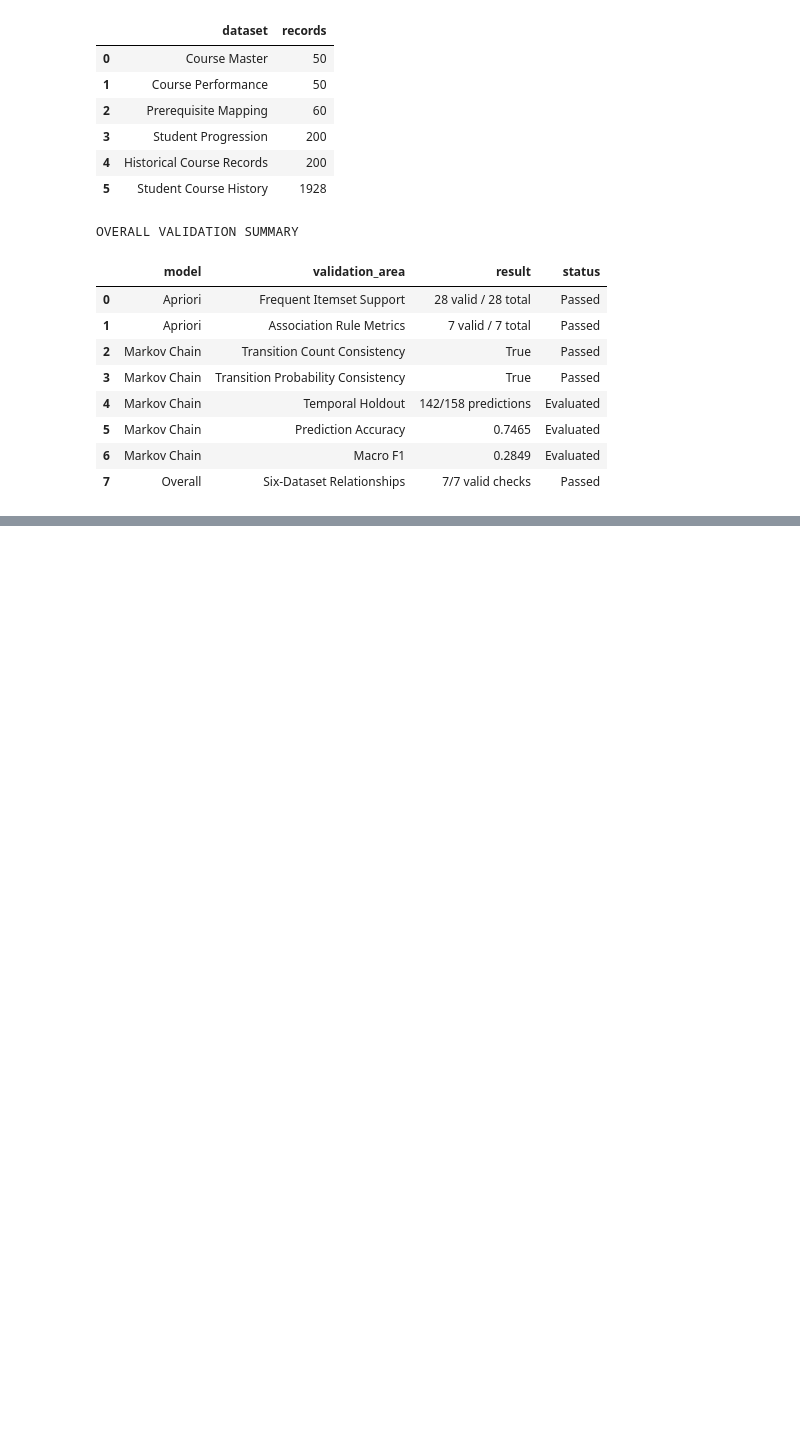
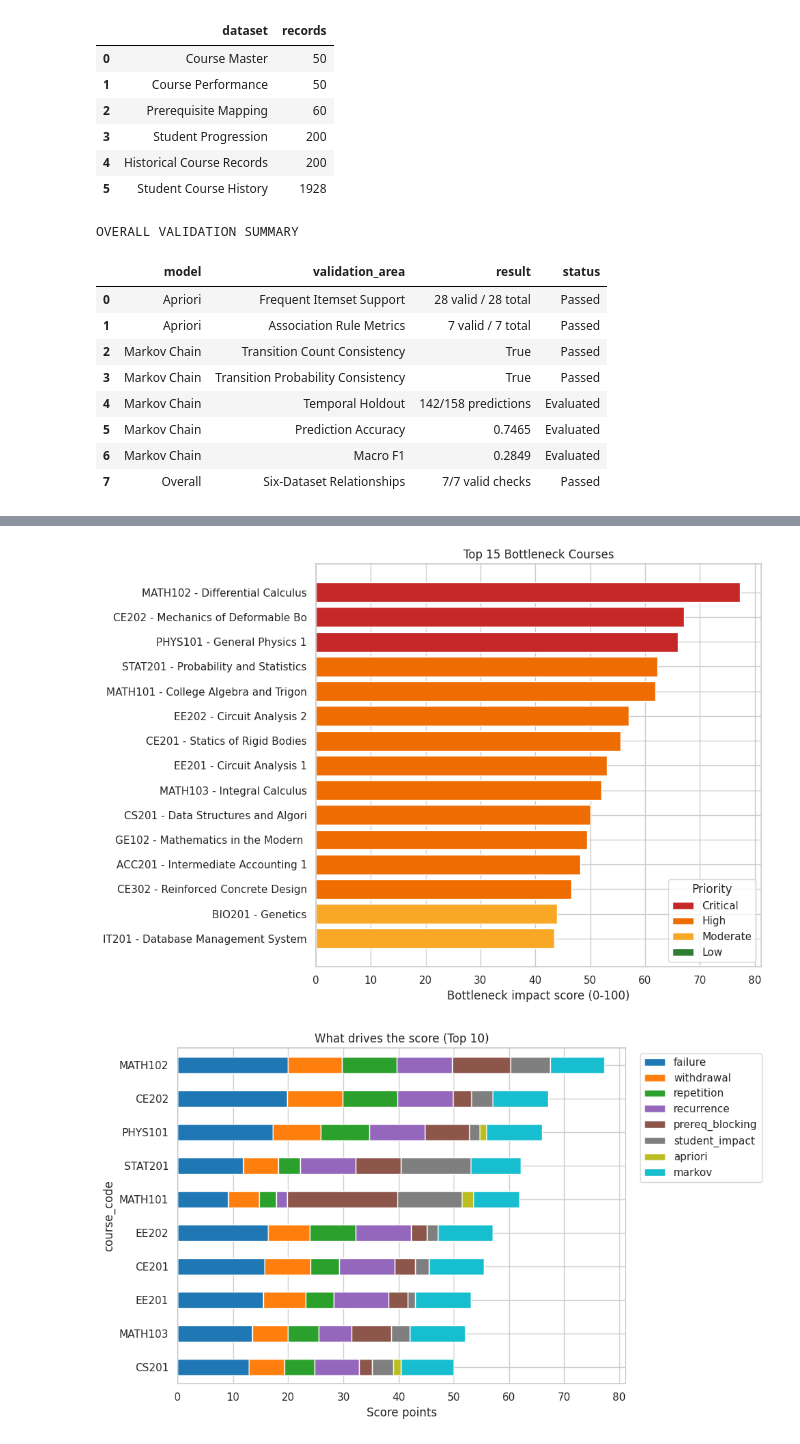
Before and after one commit to kimeyahguia/SPARTHEON, a Jupyter notebook: CourseBottleneck_and_AcademicProgression.ipynb, the cells around one changed output, grey strips where cells are left out. Cells and saved outputs as stored; diff of their text form; code cells hidden in the pictures; blank space fills up the shorter version.

```diff
--- a/CourseBottleneck_and_AcademicProgression.ipynb
+++ b/CourseBottleneck_and_AcademicProgression.ipynb
@@ -8778,0 +8878,16 @@ TASK 5 VALIDATION EXPORT COMPLETED
+# %%
+# ===== SCORING CONFIGURATION (documented in the methodology; change only with justification) =====
+W = {"failure": 0.20, "withdrawal": 0.10, "repetition": 0.10, "recurrence": 0.10,
+     "prereq_blocking": 0.20, "student_impact": 0.15, "apriori": 0.05, "markov": 0.10}
+assert abs(sum(W.values()) - 1) < 1e-9, "Weights must sum to 1"
+
+THRESH = {"moderate": 25, "high": 45, "critical": 65}   # score bands on the 0-100 scale
+RED_FLAG_LEVEL = 0.60            # a component >= 0.60 counts as a red flag
+CRITICAL_MIN_RED_FLAGS = 3       # evidence gate for "Critical"
+RECURRING_MIN = 3                # problem in >= 3 of 5 periods = recurring bottleneck
+MIN_AFFECTED = 5                 # minimum affected students before Markov flag is trusted
+PROBLEM_QUANTILE = 0.75          # data-driven cut-off for failure / withdrawal / repeat flags
+INEFFECTIVE_KEYWORDS = ["ineffective", "not effective", "low", "poor", "minimal"]
+INACTIVE_REL = {"inactive", "obsolete", "retired", "discontinued", "removed"}
+LINK_TYPES = ["currently_failed", "blocked", "ever_failed", "ever_withdrawn", "repeated"]
+STATES = ["On Track", "At Risk", "Delayed"]
@@ -8778,0 +9427,64 @@ TASK 5 VALIDATION EXPORT COMPLETED
+# %%
+PCOL = {"Critical": "#c62828", "High": "#ef6c00", "Moderate": "#f9a825", "Low": "#2e7d32"}
+short = lambda d: d.course_code + " - " + d.course_name.str.slice(0, 26)
+def save(name): plt.tight_layout(); plt.savefig(f"{FIG_DIR}/{name}.png", dpi=150); plt.show()
+
+# 1. Top 15 ranking
+top = rk.head(15)[::-1]
+plt.figure(figsize=(10, 7))
+plt.barh(short(top), top.bottleneck_score, color=top.priority.map(PCOL))
+for t, l in PCOL.items(): plt.barh(0, 0, color=l, label=t)
+plt.xlabel("Bottleneck impact score (0-100)"); plt.title("Top 15 Bottleneck Courses"); plt.legend(title="Priority", loc="lower right")
+save("01_top15_ranking")
+
+# 2. Score composition (top 10)
+t10 = rk.head(10).set_index("course_code")[pts_cols][::-1]; t10.columns = list(W)
+t10.plot(kind="barh", stacked=True, figsize=(10, 6), colormap="tab10")
+plt.xlabel("Score points"); plt.title("What drives the score (Top 10)"); plt.legend(bbox_to_anchor=(1.02, 1), loc="upper left")
+save("02_score_composition")
+
+# 3. Priority distribution
+pc = rk.priority.value_counts().reindex(["Critical", "High", "Moderate", "Low"]).fillna(0)
+plt.figure(figsize=(6, 4)); plt.bar(pc.index, pc.values, color=[PCOL[i] for i in pc.index])
+for i, v in enumerate(pc.values): plt.text(i, v + .2, int(v), ha="center")
+plt.title("Courses by priority level"); plt.ylabel("courses"); save("03_priority_distribution")
+
+# 4. Failure rate vs downstream impact
+plt.figure(figsize=(9, 6))
+plt.scatter(rk.failure_rate_pooled * 100, rk.descendants, s=40 + rk.affected_students * 8, c=rk.priority.map(PCOL), alpha=.75, edgecolor="k")
+for r in rk.head(8).itertuples(): plt.annotate(r.course_code, (r.failure_rate_pooled * 100, r.descendants), fontsize=8, xytext=(4, 4), textcoords="offset points")
+plt.xlabel("Pooled failure rate (%)"); plt.ylabel("Downstream courses blocked"); plt.title("Failure vs prerequisite impact (bubble = affected students)")
+save("04_failure_vs_blocking")
+
+# 5. Historical failure trend heatmap (top 15)
+topc = rk.head(15)
+pv = panel[panel.course_id.isin(topc.course_id)].pivot_table(index="course_id", columns="period_idx", values="failure_rate")
+plab = panel.drop_duplicates("period_idx").set_index("period_idx").period.sort_index()
+pv = pv.reindex(topc.course_id); pv.index = topc.course_code.values
+pv.columns = [plab[c].replace(" Semester", "").replace(", AY ", "\n") for c in pv.columns]
+plt.figure(figsize=(10, 7)); sns.heatmap(pv, annot=True, fmt=".0%", cmap="Reds", cbar_kws={"label": "failure rate"})
+plt.title("Failure rate by period (Top 15)"); save("05_failure_trend_heatmap")
+
+# 6. Affected students by progression state (top 10 by affected)
+ta = rk.nlargest(10, "affected_students").set_index("course_code")[["n_on_track", "n_at_risk", "n_delayed"]][::-1]
+ta.plot(kind="barh", stacked=True, figsize=(9, 5), color=["#2e7d32", "#f9a825", "#c62828"])
+plt.xlabel("affected students"); plt.title("Affected students by current progression state"); save("06_affected_by_state")
+
+# 7. Prerequisite dependency map (Critical/High courses and their direct successors)
+focus = list(rk[rk.priority.isin(["Critical", "High"])].course_id) or list(rk.head(8).course_id)
+nodes = set(focus) | {s for f in focus for s in G.successors(f)}
+H = G.subgraph(nodes).copy()
+nx.set_node_attributes(H, {n: int(RK.loc[n, "year_level"]) for n in H}, "layer")
+pos = nx.multipartite_layout(H, subset_key="layer")
+plt.figure(figsize=(12, 7))
+nx.draw_networkx_edges(H, pos, arrows=True, edge_color="#999", alpha=.7, node_size=900)
+nx.draw_networkx_nodes(H, pos, node_color=[PCOL[RK.loc[n, "priority"]] for n in H], node_size=900, edgecolors="k")
+nx.draw_networkx_labels(H, pos, labels={n: CODE[n] for n in H}, font_size=7)
+plt.title("Prerequisite dependency map (columns = year level, colour = priority)"); plt.axis("off"); save("07_dependency_map")
+
+# 8. Markov transition matrix
+plt.figure(figsize=(6, 4.5)); sns.heatmap(tm, annot=True, fmt=".2f", cmap="Blues", vmin=0, vmax=1)
+plt.title("Markov transition probabilities"); plt.ylabel("from state"); plt.xlabel("to state"); save("08_markov_matrix")
+# %% [output]
+[figure, added]
+[figure, added]
```
Also changed, not shown: parts of 18 cells of this notebook.
